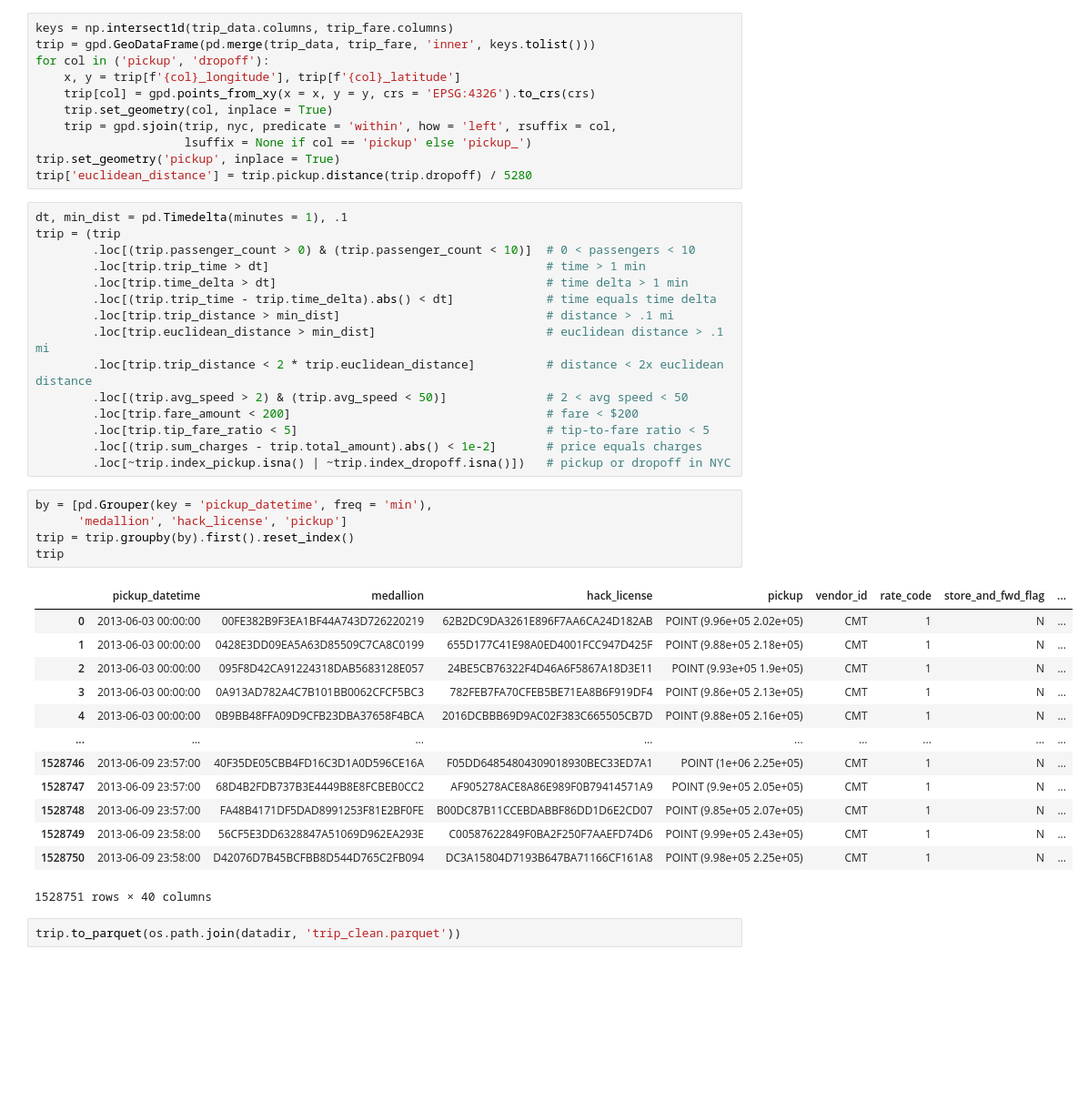
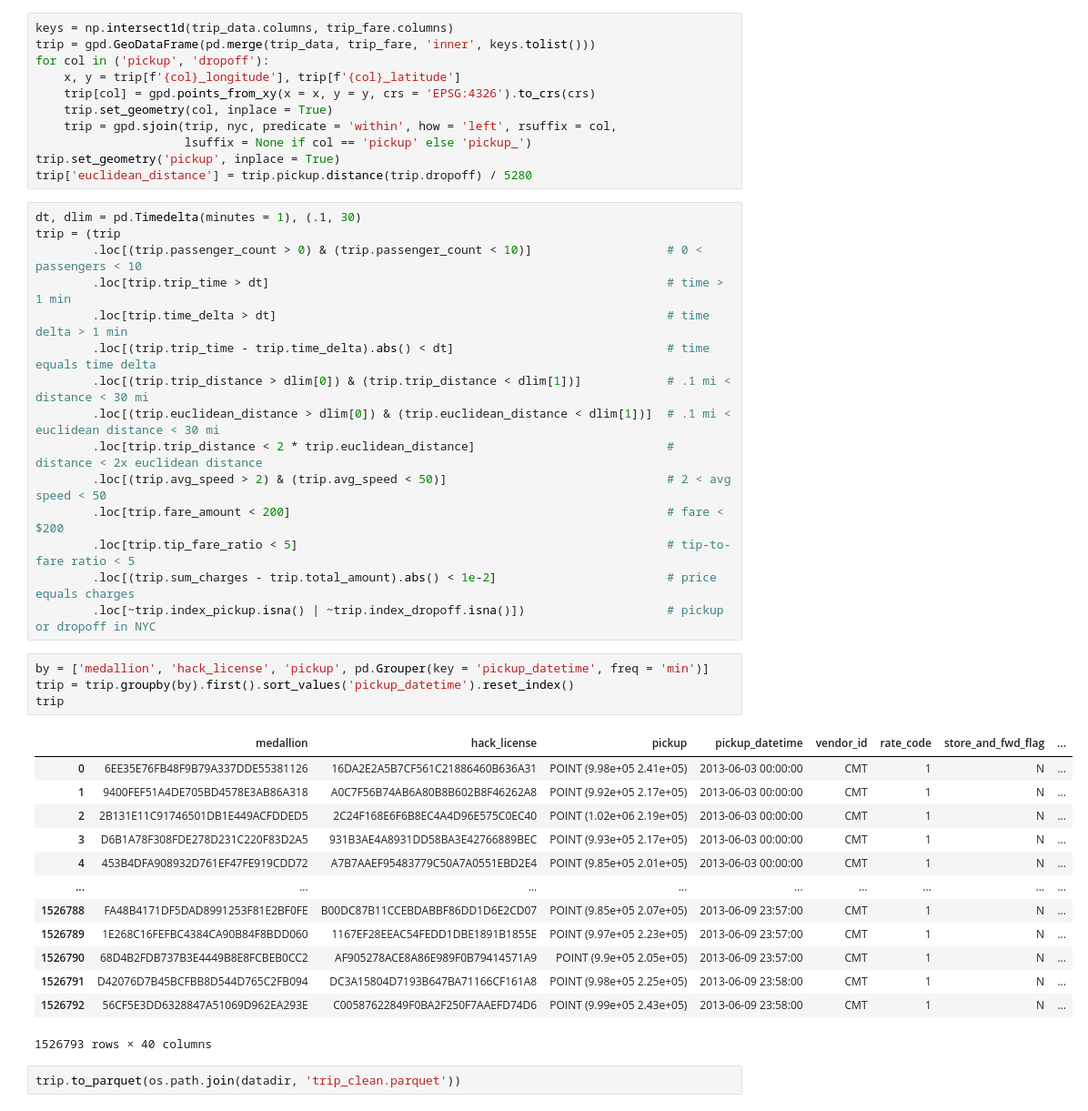
Before and after one commit to calebclayreagor/nyc-taxi-efficiency, a Jupyter notebook: notebooks/00_cleaning.ipynb, the cells around one changed output. Shown: that part at 91% size. Drawn from its saved outputs; the diff is of its cells as text; blank space fills up the shorter version.

```diff
--- a/notebooks/00_cleaning.ipynb
+++ b/notebooks/00_cleaning.ipynb
@@ -89,38 +89,37 @@ for col in ('pickup', 'dropoff'):
 trip.set_geometry('pickup', inplace = True)
 trip['euclidean_distance'] = trip.pickup.distance(trip.dropoff) / 5280
 # %%
-dt, min_dist = pd.Timedelta(minutes = 1), .1
+dt, dlim = pd.Timedelta(minutes = 1), (.1, 30)
 trip = (trip
-        .loc[(trip.passenger_count > 0) & (trip.passenger_count < 10)]  # 0 < passengers < 10
-        .loc[trip.trip_time > dt]                                       # time > 1 min
-        .loc[trip.time_delta > dt]                                      # time delta > 1 min
-        .loc[(trip.trip_time - trip.time_delta).abs() < dt]             # time equals time delta
-        .loc[trip.trip_distance > min_dist]                             # distance > .1 mi
-        .loc[trip.euclidean_distance > min_dist]                        # euclidean distance > .1 mi
-        .loc[trip.trip_distance < 2 * trip.euclidean_distance]          # distance < 2x euclidean distance
-        .loc[(trip.avg_speed > 2) & (trip.avg_speed < 50)]              # 2 < avg speed < 50
-        .loc[trip.fare_amount < 200]                                    # fare < $200
-        .loc[trip.tip_fare_ratio < 5]                                   # tip-to-fare ratio < 5
-        .loc[(trip.sum_charges - trip.total_amount).abs() < 1e-2]       # price equals charges
-        .loc[~trip.index_pickup.isna() | ~trip.index_dropoff.isna()])   # pickup or dropoff in NYC
+        .loc[(trip.passenger_count > 0) & (trip.passenger_count < 10)]                   # 0 < passengers < 10
+        .loc[trip.trip_time > dt]                                                        # time > 1 min
+        .loc[trip.time_delta > dt]                                                       # time delta > 1 min
+        .loc[(trip.trip_time - trip.time_delta).abs() < dt]                              # time equals time delta
+        .loc[(trip.trip_distance > dlim[0]) & (trip.trip_distance < dlim[1])]            # .1 mi < distance < 30 mi
+        .loc[(trip.euclidean_distance > dlim[0]) & (trip.euclidean_distance < dlim[1])]  # .1 mi < euclidean distance < 30 mi
+        .loc[trip.trip_distance < 2 * trip.euclidean_distance]                           # distance < 2x euclidean distance
+        .loc[(trip.avg_speed > 2) & (trip.avg_speed < 50)]                               # 2 < avg speed < 50
+        .loc[trip.fare_amount < 200]                                                     # fare < $200
+        .loc[trip.tip_fare_ratio < 5]                                                    # tip-to-fare ratio < 5
+        .loc[(trip.sum_charges - trip.total_amount).abs() < 1e-2]                        # price equals charges
+        .loc[~trip.index_pickup.isna() | ~trip.index_dropoff.isna()])                    # pickup or dropoff in NYC
 # %%
-by = [pd.Grouper(key = 'pickup_datetime', freq = 'min'),
-      'medallion', 'hack_license', 'pickup']
-trip = trip.groupby(by).first().reset_index()
+by = ['medallion', 'hack_license', 'pickup', pd.Grouper(key = 'pickup_datetime', freq = 'min')]
+trip = trip.groupby(by).first().sort_values('pickup_datetime').reset_index()
 trip
 # %% [output]
-|  | pickup_datetime | medallion | hack_license | pickup | vendor_id | rate_code | store_and_fwd_flag | ... |
-| 0 | 2013-06-03 00:00:00 | 00FE382B9F3EA1BF44A743D726220219 | 62B2DC9DA3261E896F7AA6CA24D182AB | POINT (9.96e+05 2.02e+05) | CMT | 1 | N | ... |
-| 1 | 2013-06-03 00:00:00 | 0428E3DD09EA5A63D85509C7CA8C0199 | 655D177C41E98A0ED4001FCC947D425F | POINT (9.88e+05 2.18e+05) | CMT | 1 | N | ... |
-| 2 | 2013-06-03 00:00:00 | 095F8D42CA91224318DAB5683128E057 | 24BE5CB76322F4D46A6F5867A18D3E11 | POINT (9.93e+05 1.9e+05) | CMT | 1 | N | ... |
-| 3 | 2013-06-03 00:00:00 | 0A913AD782A4C7B101BB0062CFCF5BC3 | 782FEB7FA70CFEB5BE71EA8B6F919DF4 | POINT (9.86e+05 2.13e+05) | CMT | 1 | N | ... |
-| 4 | 2013-06-03 00:00:00 | 0B9BB48FFA09D9CFB23DBA37658F4BCA | 2016DCBBB69D9AC02F383C665505CB7D | POINT (9.88e+05 2.16e+05) | CMT | 1 | N | ... |
+|  | medallion | hack_license | pickup | pickup_datetime | vendor_id | rate_code | store_and_fwd_flag | ... |
+| 0 | 6EE35E76FB48F9B79A337DDE55381126 | 16DA2E2A5B7CF561C21886460B636A31 | POINT (9.98e+05 2.41e+05) | 2013-06-03 00:00:00 | CMT | 1 | N | ... |
+| 1 | 9400FEF51A4DE705BD4578E3AB86A318 | A0C7F56B74AB6A80B8B602B8F46262A8 | POINT (9.92e+05 2.17e+05) | 2013-06-03 00:00:00 | CMT | 1 | N | ... |
+| 2 | 2B131E11C91746501DB1E449ACFDDED5 | 2C24F168E6F6B8EC4A4D96E575C0EC40 | POINT (1.02e+06 2.19e+05) | 2013-06-03 00:00:00 | CMT | 1 | N | ... |
+| 3 | D6B1A78F308FDE278D231C220F83D2A5 | 931B3AE4A8931DD58BA3E42766889BEC | POINT (9.93e+05 2.17e+05) | 2013-06-03 00:00:00 | CMT | 1 | N | ... |
+| 4 | 453B4DFA908932D761EF47FE919CDD72 | A7B7AAEF95483779C50A7A0551EBD2E4 | POINT (9.85e+05 2.01e+05) | 2013-06-03 00:00:00 | CMT | 1 | N | ... |
 | ... | ... | ... | ... | ... | ... | ... | ... | ... |
-| 1528746 | 2013-06-09 23:57:00 | 40F35DE05CBB4FD16C3D1A0D596CE16A | F05DD64854804309018930BEC33ED7A1 | POINT (1e+06 2.25e+05) | CMT | 1 | N | ... |
-| 1528747 | 2013-06-09 23:57:00 | 68D4B2FDB737B3E4449B8E8FCBEB0CC2 | AF905278ACE8A86E989F0B79414571A9 | POINT (9.9e+05 2.05e+05) | CMT | 1 | N | ... |
-| 1528748 | 2013-06-09 23:57:00 | FA48B4171DF5DAD8991253F81E2BF0FE | B00DC87B11CCEBDABBF86DD1D6E2CD07 | POINT (9.85e+05 2.07e+05) | CMT | 1 | N | ... |
-| 1528749 | 2013-06-09 23:58:00 | 56CF5E3DD6328847A51069D962EA293E | C00587622849F0BA2F250F7AAEFD74D6 | POINT (9.99e+05 2.43e+05) | CMT | 1 | N | ... |
-| 1528750 | 2013-06-09 23:58:00 | D42076D7B45BCFBB8D544D765C2FB094 | DC3A15804D7193B647BA71166CF161A8 | POINT (9.98e+05 2.25e+05) | CMT | 1 | N | ... |
+| 1526788 | FA48B4171DF5DAD8991253F81E2BF0FE | B00DC87B11CCEBDABBF86DD1D6E2CD07 | POINT (9.85e+05 2.07e+05) | 2013-06-09 23:57:00 | CMT | 1 | N | ... |
+| 1526789 | 1E268C16FEFBC4384CA90B84F8BDD060 | 1167EF28EEAC54FEDD1DBE1891B1855E | POINT (9.97e+05 2.23e+05) | 2013-06-09 23:57:00 | CMT | 1 | N | ... |
+| 1526790 | 68D4B2FDB737B3E4449B8E8FCBEB0CC2 | AF905278ACE8A86E989F0B79414571A9 | POINT (9.9e+05 2.05e+05) | 2013-06-09 23:57:00 | CMT | 1 | N | ... |
+| 1526791 | D42076D7B45BCFBB8D544D765C2FB094 | DC3A15804D7193B647BA71166CF161A8 | POINT (9.98e+05 2.25e+05) | 2013-06-09 23:58:00 | CMT | 1 | N | ... |
+| 1526792 | 56CF5E3DD6328847A51069D962EA293E | C00587622849F0BA2F250F7AAEFD74D6 | POINT (9.99e+05 2.43e+05) | 2013-06-09 23:58:00 | CMT | 1 | N | ... |
-1528751 rows × 40 columns
+1526793 rows × 40 columns
 # %%
 trip.to_parquet(os.path.join(datadir, 'trip_clean.parquet'))
```
Also changed, not shown: 2 other files.
